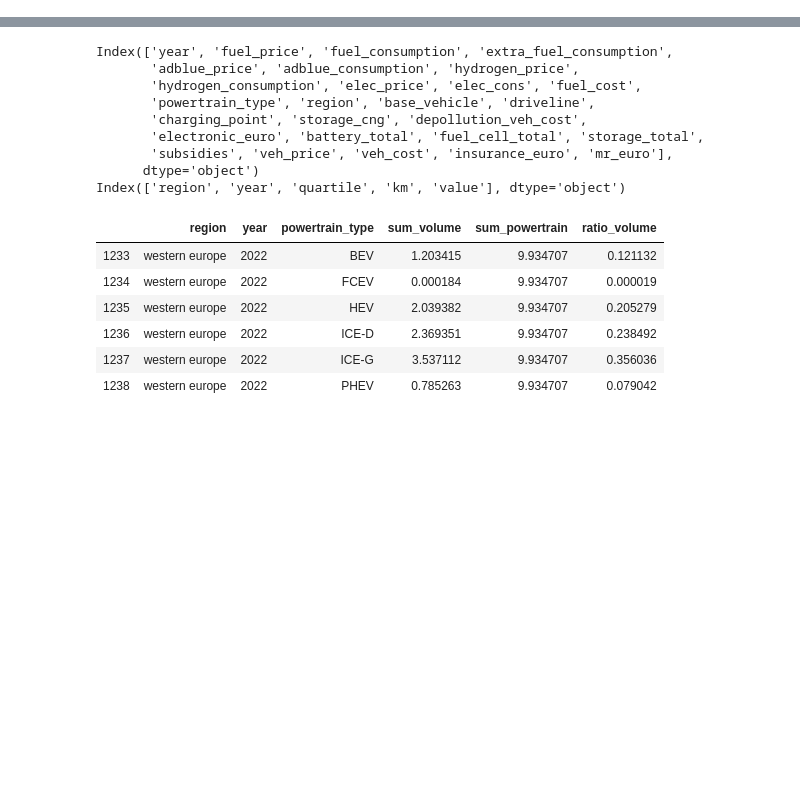
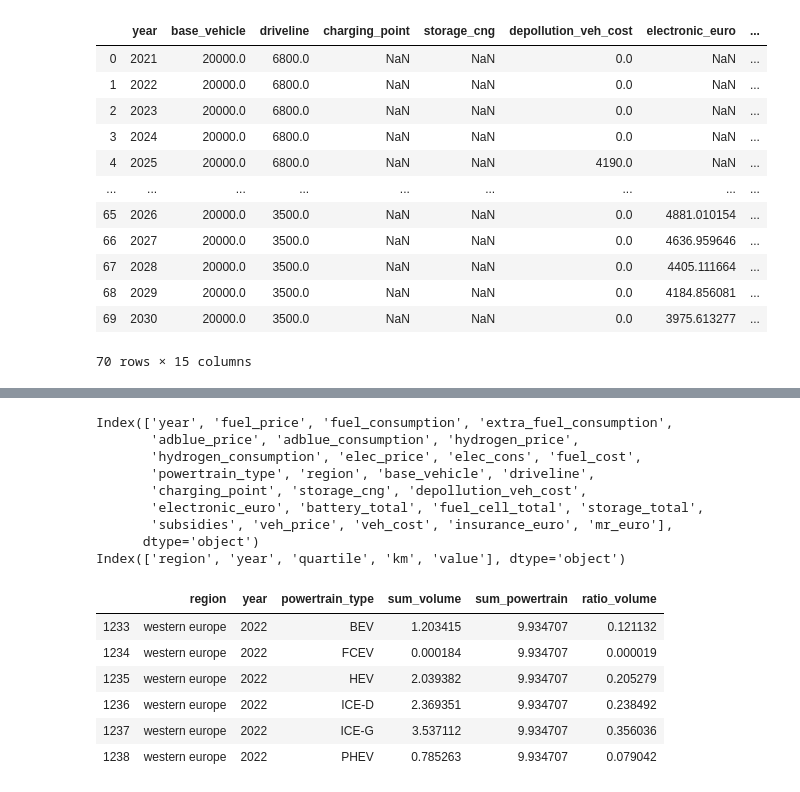
Before and after one commit to yousmaaz/powertrain-project, a Jupyter notebook: IHS_analysis.ipynb, the cells around one changed output, grey strips where cells are left out. Drawn from its saved outputs; the diff is of its cells as text; code cells hidden in the pictures; blank space fills up the shorter version.

```diff
--- a/IHS_analysis.ipynb
+++ b/IHS_analysis.ipynb
@@ -6,3 +6,18 @@ from src.TCO import *
 # %%
 output_fuel_cost = pd.read_csv("data/output/fuel_cost_output.csv")
 output_veh_cost = pd.read_csv("data/output/veh_cost_output.csv")
+output_veh_cost
+# %% [output]
+|  | year | base_vehicle | driveline | charging_point | storage_cng | depollution_veh_cost | electronic_euro | ... |
+| 0 | 2021 | 20000.0 | 6800.0 | NaN | NaN | 0.0 | NaN | ... |
+| 1 | 2022 | 20000.0 | 6800.0 | NaN | NaN | 0.0 | NaN | ... |
+| 2 | 2023 | 20000.0 | 6800.0 | NaN | NaN | 0.0 | NaN | ... |
+| 3 | 2024 | 20000.0 | 6800.0 | NaN | NaN | 0.0 | NaN | ... |
+| 4 | 2025 | 20000.0 | 6800.0 | NaN | NaN | 4190.0 | NaN | ... |
+| ... | ... | ... | ... | ... | ... | ... | ... | ... |
+| 65 | 2026 | 20000.0 | 3500.0 | NaN | NaN | 0.0 | 4881.010154 | ... |
+| 66 | 2027 | 20000.0 | 3500.0 | NaN | NaN | 0.0 | 4636.959646 | ... |
+| 67 | 2028 | 20000.0 | 3500.0 | NaN | NaN | 0.0 | 4405.111664 | ... |
+| 68 | 2029 | 20000.0 | 3500.0 | NaN | NaN | 0.0 | 4184.856081 | ... |
+| 69 | 2030 | 20000.0 | 3500.0 | NaN | NaN | 0.0 | 3975.613277 | ... |
+70 rows × 15 columns
```
Also changed, not shown: parts of 5 cells of this notebook, 21 other files.
